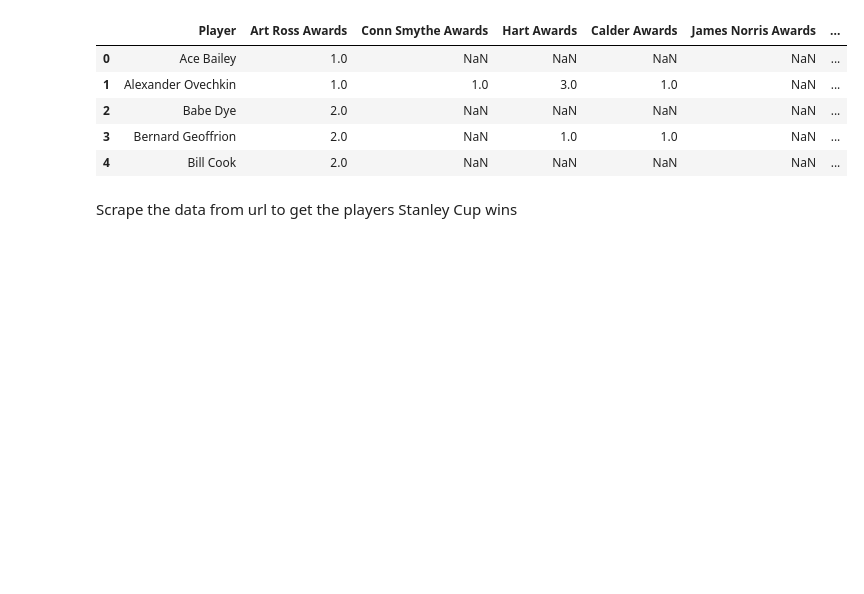
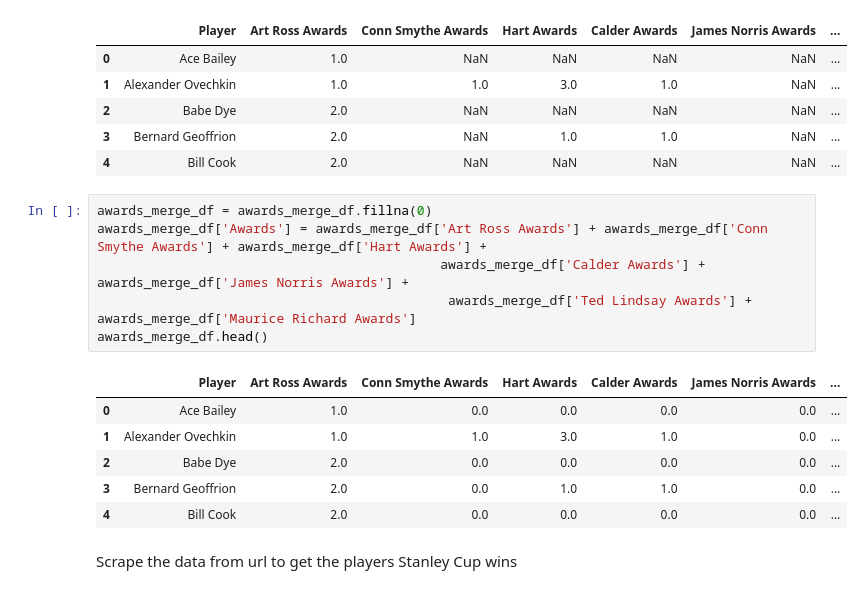
Before and after one commit to potterc22/Final-Project-ML, a Jupyter notebook: Jeff/awards_scrape.ipynb, the cells around one changed output. Drawn from its saved outputs; the diff is of its cells as text; blank space fills up the shorter version.

```diff
--- a/Jeff/awards_scrape.ipynb
+++ b/Jeff/awards_scrape.ipynb
@@ -685,6 +685,19 @@ awards_merge_df.head()
 | 2 | Babe Dye | 2.0 | NaN | NaN | NaN | NaN | ... |
 | 3 | Bernard Geoffrion | 2.0 | NaN | 1.0 | 1.0 | NaN | ... |
 | 4 | Bill Cook | 2.0 | NaN | NaN | NaN | NaN | ... |
+# %%
+awards_merge_df = awards_merge_df.fillna(0)
+awards_merge_df['Awards'] = awards_merge_df['Art Ross Awards'] + awards_merge_df['Conn Smythe Awards'] + awards_merge_df['Hart Awards'] +
+                                            awards_merge_df['Calder Awards'] + awards_merge_df['James Norris Awards'] +
+                                             awards_merge_df['Ted Lindsay Awards'] + awards_merge_df['Maurice Richard Awards']
+awards_merge_df.head()
+# %% [output]
+|  | Player | Art Ross Awards | Conn Smythe Awards | Hart Awards | Calder Awards | James Norris Awards | ... |
+| 0 | Ace Bailey | 1.0 | 0.0 | 0.0 | 0.0 | 0.0 | ... |
+| 1 | Alexander Ovechkin | 1.0 | 1.0 | 3.0 | 1.0 | 0.0 | ... |
+| 2 | Babe Dye | 2.0 | 0.0 | 0.0 | 0.0 | 0.0 | ... |
+| 3 | Bernard Geoffrion | 2.0 | 0.0 | 1.0 | 1.0 | 0.0 | ... |
+| 4 | Bill Cook | 2.0 | 0.0 | 0.0 | 0.0 | 0.0 | ... |
 # %% [markdown]
 Scrape the data from url to get the players Stanley Cup wins
 # %%
```
Also changed, not shown: parts of 16 cells of this notebook, 9 other files.
